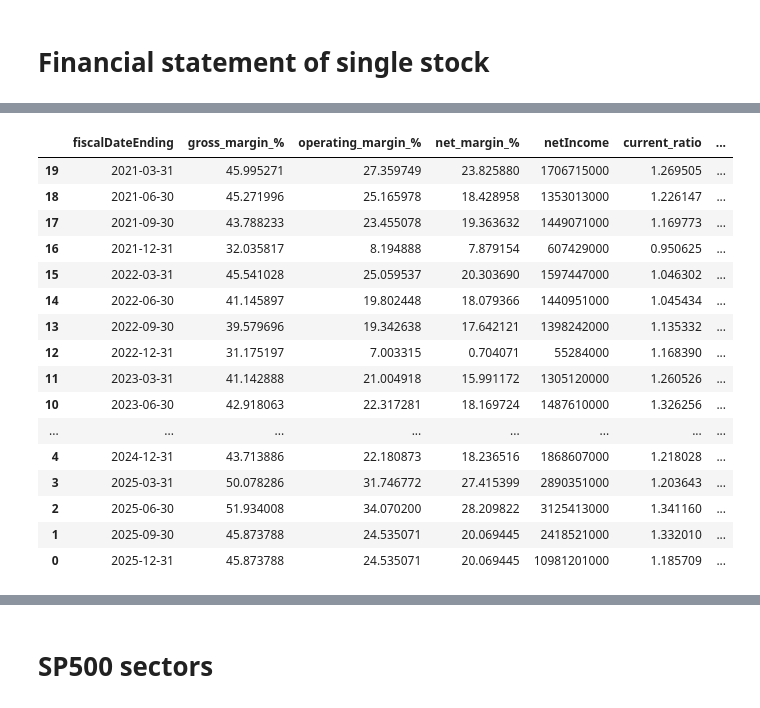
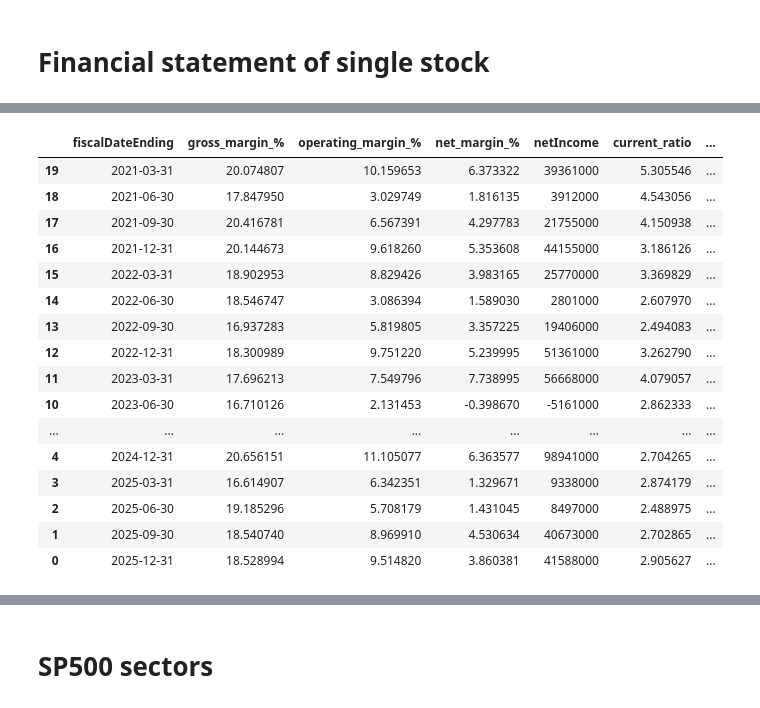
Before and after one commit to tangj310/Inv_equity, a Jupyter notebook: 03_PE_TTM_valuation/PE_TTM_valuation.ipynb, the cells around one changed output, grey strips where cells are left out. Saved outputs shown, nothing was run; the diff lists cells and outputs as text; code cells hidden in the pictures.

```diff
--- a/03_PE_TTM_valuation/PE_TTM_valuation.ipynb
+++ b/03_PE_TTM_valuation/PE_TTM_valuation.ipynb
@@ -887,7 +873,7 @@ alpha_vantage_api_key = API_KEY
 
 
 ticker_symbols = [
-    'AXP'
+    'ACN'
 ]
 # %%
 # Daily quote section
@@ -1109,7 +1095,7 @@ fig.show()
 stock_financial_dict = {} # the dict will store ticker as key, the string value of 'annual_df' and 'qtr_df' as nested key, actual json as value
 
 ticker_symbols = [
-    'NFLX'
+    'UVV'
     ]
 # ticker_symbols = electric_utility_symbols
 PE_yr_range = 15 # test for 'X' years PE
@@ -1492,23 +1478,23 @@ qtr_income_df.tail(20)
 # %%
-pd.DataFrame(stock_financial_dict['NFLX']['qtr']).tail(20)
+pd.DataFrame(stock_financial_dict['UVV']['qtr']).tail(20)
 # %% [output]
 |  | fiscalDateEnding | gross_margin_% | operating_margin_% | net_margin_% | netIncome | current_ratio | ... |
-| 19 | 2021-03-31 | 45.995271 | 27.359749 | 23.825880 | 1706715000 | 1.269505 | ... |
-| 18 | 2021-06-30 | 45.271996 | 25.165978 | 18.428958 | 1353013000 | 1.226147 | ... |
-| 17 | 2021-09-30 | 43.788233 | 23.455078 | 19.363632 | 1449071000 | 1.169773 | ... |
-| 16 | 2021-12-31 | 32.035817 | 8.194888 | 7.879154 | 607429000 | 0.950625 | ... |
-| 15 | 2022-03-31 | 45.541028 | 25.059537 | 20.303690 | 1597447000 | 1.046302 | ... |
-| 14 | 2022-06-30 | 41.145897 | 19.802448 | 18.079366 | 1440951000 | 1.045434 | ... |
-| 13 | 2022-09-30 | 39.579696 | 19.342638 | 17.642121 | 1398242000 | 1.135332 | ... |
-| 12 | 2022-12-31 | 31.175197 | 7.003315 | 0.704071 | 55284000 | 1.168390 | ... |
-| 11 | 2023-03-31 | 41.142888 | 21.004918 | 15.991172 | 1305120000 | 1.260526 | ... |
-| 10 | 2023-06-30 | 42.918063 | 22.317281 | 18.169724 | 1487610000 | 1.326256 | ... |
+| 19 | 2021-03-31 | 20.074807 | 10.159653 | 6.373322 | 39361000 | 5.305546 | ... |
+| 18 | 2021-06-30 | 17.847950 | 3.029749 | 1.816135 | 3912000 | 4.543056 | ... |
+| 17 | 2021-09-30 | 20.416781 | 6.567391 | 4.297783 | 21755000 | 4.150938 | ... |
+| 16 | 2021-12-31 | 20.144673 | 9.618260 | 5.353608 | 44155000 | 3.186126 | ... |
+| 15 | 2022-03-31 | 18.902953 | 8.829426 | 3.983165 | 25770000 | 3.369829 | ... |
+| 14 | 2022-06-30 | 18.546747 | 3.086394 | 1.589030 | 2801000 | 2.607970 | ... |
+| 13 | 2022-09-30 | 16.937283 | 5.819805 | 3.357225 | 19406000 | 2.494083 | ... |
+| 12 | 2022-12-31 | 18.300989 | 9.751220 | 5.239995 | 51361000 | 3.262790 | ... |
+| 11 | 2023-03-31 | 17.696213 | 7.549796 | 7.738995 | 56668000 | 4.079057 | ... |
+| 10 | 2023-06-30 | 16.710126 | 2.131453 | -0.398670 | -5161000 | 2.862333 | ... |
 | ... | ... | ... | ... | ... | ... | ... | ... |
-| 4 | 2024-12-31 | 43.713886 | 22.180873 | 18.236516 | 1868607000 | 1.218028 | ... |
-| 3 | 2025-03-31 | 50.078286 | 31.746772 | 27.415399 | 2890351000 | 1.203643 | ... |
-| 2 | 2025-06-30 | 51.934008 | 34.070200 | 28.209822 | 3125413000 | 1.341160 | ... |
-| 1 | 2025-09-30 | 45.873788 | 24.535071 | 20.069445 | 2418521000 | 1.332010 | ... |
-| 0 | 2025-12-31 | 45.873788 | 24.535071 | 20.069445 | 10981201000 | 1.185709 | ... |
+| 4 | 2024-12-31 | 20.656151 | 11.105077 | 6.363577 | 98941000 | 2.704265 | ... |
+| 3 | 2025-03-31 | 16.614907 | 6.342351 | 1.329671 | 9338000 | 2.874179 | ... |
+| 2 | 2025-06-30 | 19.185296 | 5.708179 | 1.431045 | 8497000 | 2.488975 | ... |
+| 1 | 2025-09-30 | 18.540740 | 8.969910 | 4.530634 | 40673000 | 2.702865 | ... |
+| 0 | 2025-12-31 | 18.528994 | 9.514820 | 3.860381 | 41588000 | 2.905627 | ... |
 # %%
 # searching & merge process
 YoY_EPS_screener = pd.DataFrame()
```
Also changed, not shown: parts of 9 cells of this notebook.
